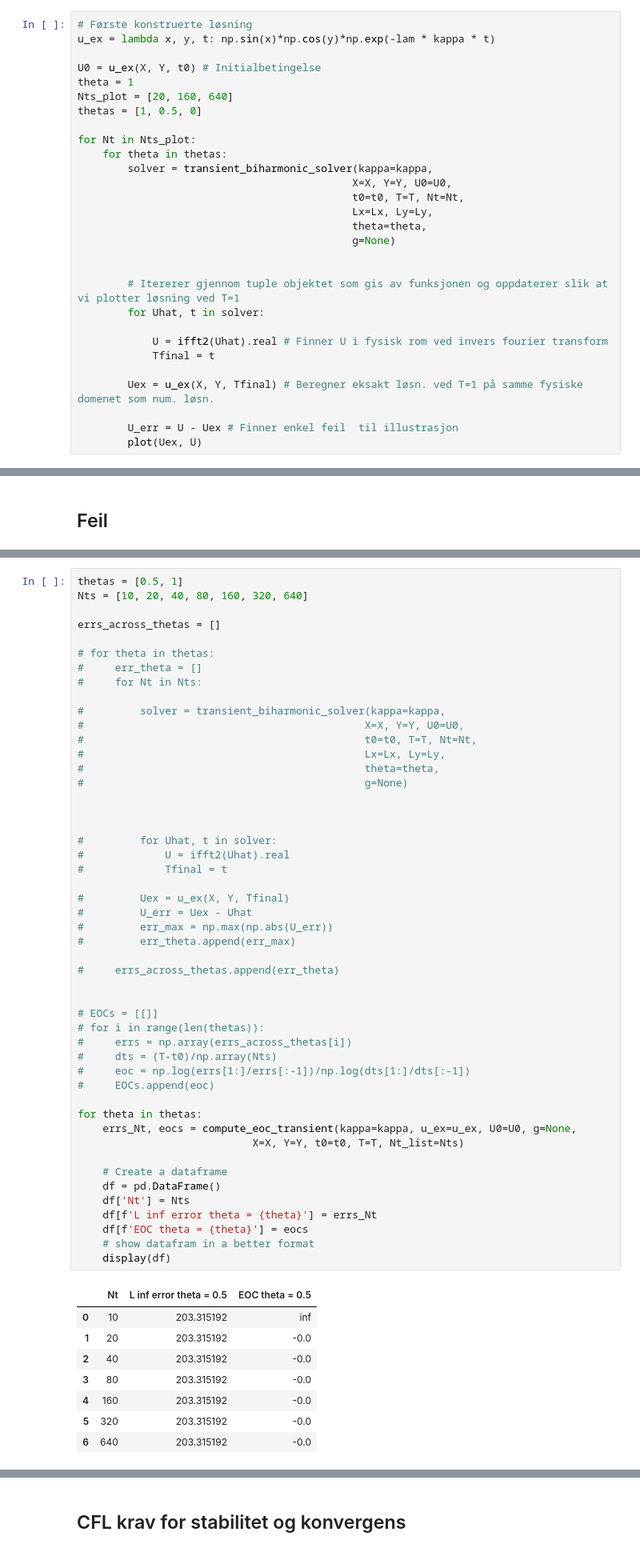
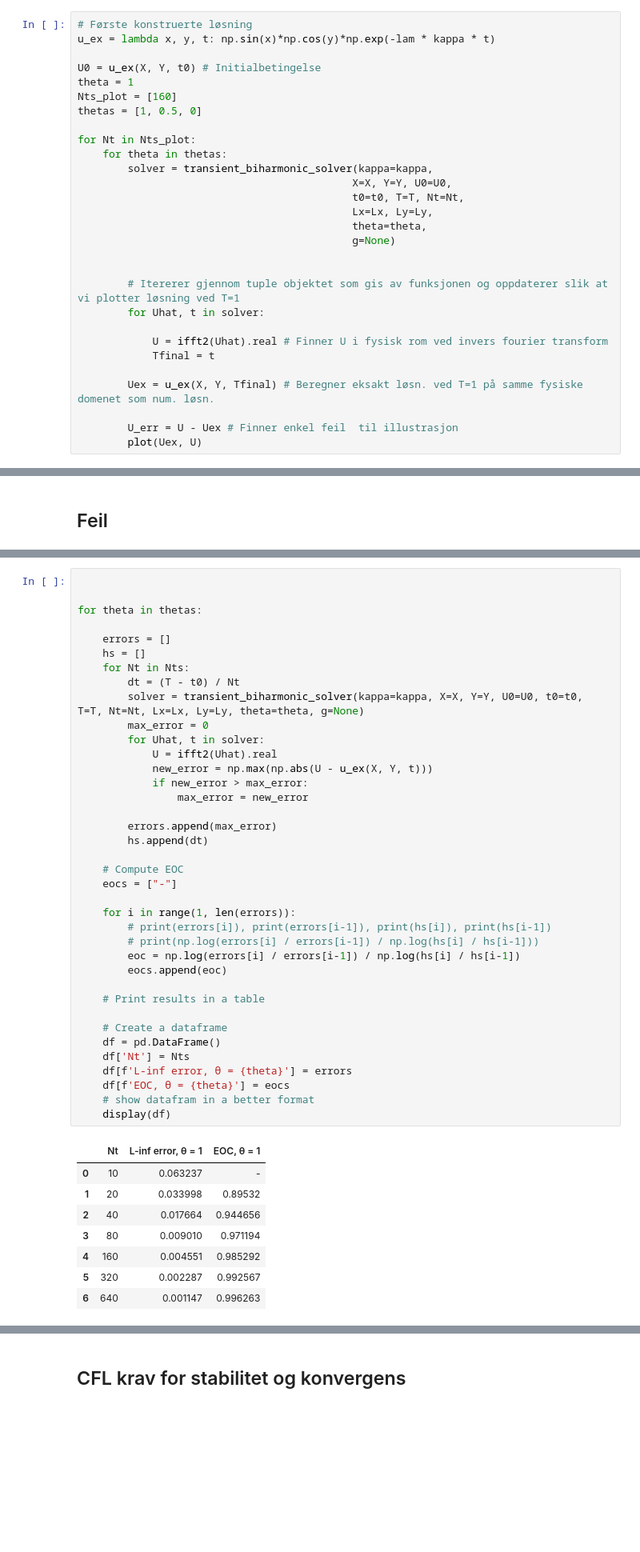
Before and after one commit to marieke-vaske/VitBer-InMat, a Jupyter notebook: Marieke prøver ting.ipynb, the cells around one changed output, grey strips where cells are left out. Shown at 80% size. Saved outputs shown, nothing was run; the diff lists cells and outputs as text; blank space fills up the shorter version.

```diff
--- a/Marieke prøver ting.ipynb
+++ b/Marieke prøver ting.ipynb
@@ -157,7 +157,7 @@ u_ex = lambda x, y, t: np.sin(x)*np.cos(y)*np.exp(-lam * kappa * t)
 
 U0 = u_ex(X, Y, t0) # Initialbetingelse
 theta = 1
-Nts_plot = [20, 160, 640]
+Nts_plot = [160]
 thetas = [1, 0.5, 0]
 
 for Nt in Nts_plot:
@@ -224,58 +192,47 @@ def compute_eoc_transient(*,
 # %%
-thetas = [0.5, 1]
-Nts = [10, 20, 40, 80, 160, 320, 640]
-
-errs_across_thetas = []
-
-# for theta in thetas:
-#     err_theta = []
-#     for Nt in Nts:
-
-#         solver = transient_biharmonic_solver(kappa=kappa,
-#                                             X=X, Y=Y, U0=U0,
-#                                             t0=t0, T=T, Nt=Nt,
-#                                             Lx=Lx, Ly=Ly,
-#                                             theta=theta,
-#                                             g=None)
 
 
+for theta in thetas:
 
-#         for Uhat, t in solver:
-#             U = ifft2(Uhat).real
-#             Tfinal = t
+    errors = []
+    hs = []
+    for Nt in Nts:
+        dt = (T - t0) / Nt
+        solver = transient_biharmonic_solver(kappa=kappa, X=X, Y=Y, U0=U0, t0=t0, T=T, Nt=Nt, Lx=Lx, Ly=Ly, theta=theta, g=None)
+        max_error = 0
+        for Uhat, t in solver:
+            U = ifft2(Uhat).real
+            new_error = np.max(np.abs(U - u_ex(X, Y, t)))
+            if new_error > max_error:
+                max_error = new_error
 
-#         Uex = u_ex(X, Y, Tfinal)
-#         U_err = Uex - Uhat
-#         err_max = np.max(np.abs(U_err))
-#         err_theta.append(err_max)
+        errors.append(max_error)
+        hs.append(dt)
 
-#     errs_across_thetas.append(err_theta)
+    # Compute EOC
+    eocs = ["-"]
 
+    for i in range(1, len(errors)):
+        # print(errors[i]), print(errors[i-1]), print(hs[i]), print(hs[i-1])
+        # print(np.log(errors[i] / errors[i-1]) / np.log(hs[i] / hs[i-1]))
+        eoc = np.log(errors[i] / errors[i-1]) / np.log(hs[i] / hs[i-1])
+        eocs.append(eoc)
 
-# EOCs = [[]]
-# for i in range(len(thetas)):
-#     errs = np.array(errs_across_thetas[i])
-#     dts = (T-t0)/np.array(Nts)
-#     eoc = np.log(errs[1:]/errs[:-1])/np.log(dts[1:]/dts[:-1])
-#     EOCs.append(eoc)
-
-for theta in thetas:
-    errs_Nt, eocs = compute_eoc_transient(kappa=kappa, u_ex=u_ex, U0=U0, g=None,
-                            X=X, Y=Y, t0=t0, T=T, Nt_list=Nts)
+    # Print results in a table
 
     # Create a dataframe
     df = pd.DataFrame()
     df['Nt'] = Nts
-    df[f'L inf error theta = {theta}'] = errs_Nt
-    df[f'EOC theta = {theta}'] = eocs
+    df[f'L-inf error, θ = {theta}'] = errors
+    df[f'EOC, θ = {theta}'] = eocs
     # show datafram in a better format
     display(df)
 # %% [output]
-|  | Nt | L inf error theta = 0.5 | EOC theta = 0.5 |
-| 0 | 10 | 203.315192 | inf |
-| 1 | 20 | 203.315192 | -0.0 |
-| 2 | 40 | 203.315192 | -0.0 |
-| 3 | 80 | 203.315192 | -0.0 |
-| 4 | 160 | 203.315192 | -0.0 |
-| 5 | 320 | 203.315192 | -0.0 |
-| 6 | 640 | 203.315192 | -0.0 |
+|  | Nt | L-inf error, θ = 1 | EOC, θ = 1 |
+| 0 | 10 | 0.063237 | - |
+| 1 | 20 | 0.033998 | 0.89532 |
+| 2 | 40 | 0.017664 | 0.944656 |
+| 3 | 80 | 0.009010 | 0.971194 |
+| 4 | 160 | 0.004551 | 0.985292 |
+| 5 | 320 | 0.002287 | 0.992567 |
+| 6 | 640 | 0.001147 | 0.996263 |
```
Also changed, not shown: parts of 7 cells of this notebook.
